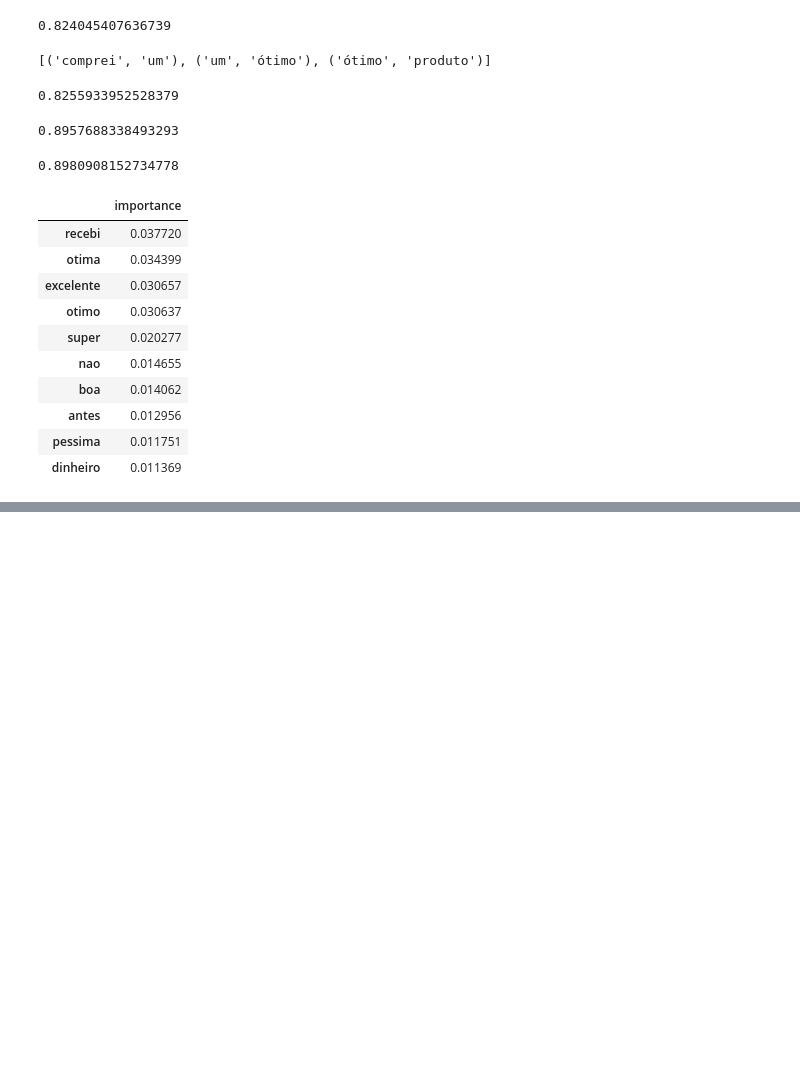
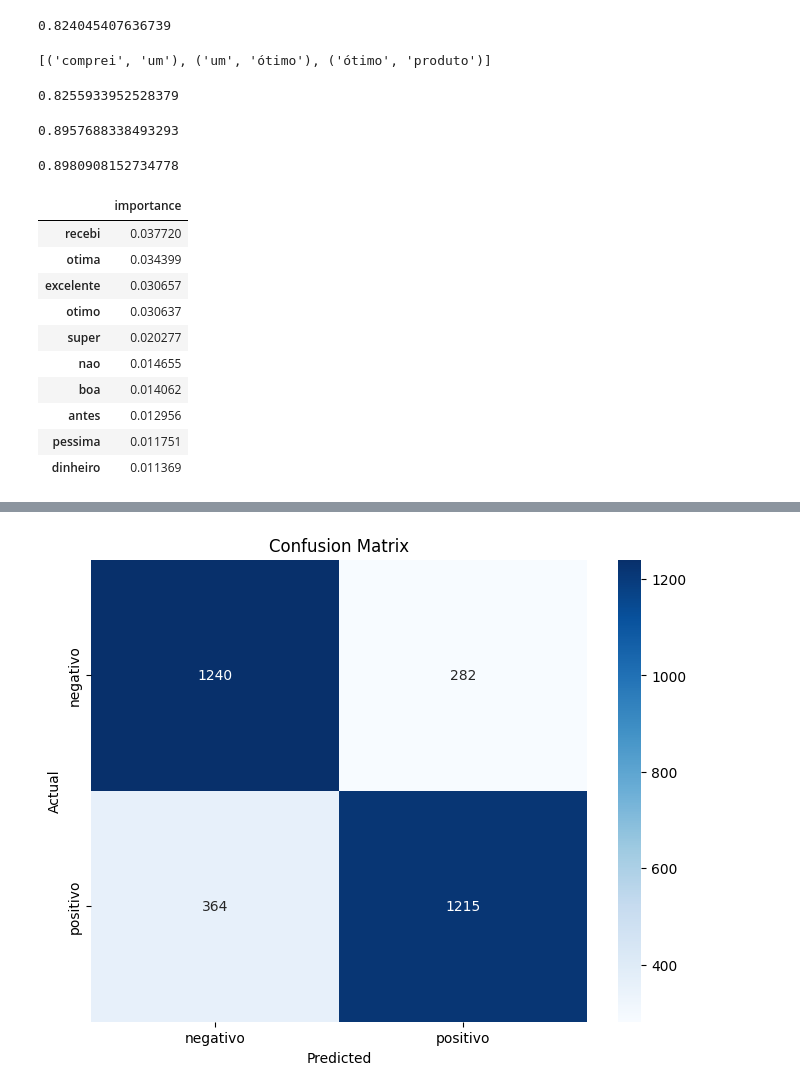
Before and after one commit to isadays/NLP, a Jupyter notebook: Modelo.ipynb, the cells around one changed output, grey strips where cells are left out. Drawn from its saved outputs; the diff is of its cells as text; code cells hidden in the pictures; blank space fills up the shorter version.

```diff
--- a/Modelo.ipynb
+++ b/Modelo.ipynb
@@ -499,0 +555,86 @@ feature_importances.head(10)
+# %%
+import pandas as pd
+import numpy as np
+import tensorflow as tf
+from tensorflow.keras.layers import TextVectorization
+from sklearn.model_selection import train_test_split
+from sklearn.preprocessing import LabelEncoder
+import xgboost as xgb
+
+# For evaluation metrics
+from sklearn.metrics import (
+    accuracy_score,
+    confusion_matrix,
+    roc_curve,
+    roc_auc_score,
+    classification_report
+)
+import matplotlib.pyplot as plt
+import seaborn as sns
+
+
+# Step 1: Define TextVectorization Layer
+max_features = 1000  # Vocabulary size
+sequence_length = 100  # Maximum sequence length
+
+vectorizer = TextVectorization(
+    max_tokens=max_features,
+    output_sequence_length=sequence_length,
+    standardize=None  # Keeps text case-sensitive
+)
+
+# Step 2: Adapt the Vectorizer to the Text Data
+vectorizer.adapt(df['treatment_5'])
+
+# Step 3: Vectorize the Text Data
+X_vectorized = vectorizer(df['treatment_5']).numpy()
+
+# Step 4: Split the Data
+X_train, X_test, y_train, y_test = train_test_split(X_vectorized, df['sentimento'], test_size=0.2, random_state=4978)
+
+# Step 5: Encode the Target Labels
+label_encoder = LabelEncoder()
+y_train = label_encoder.fit_transform(y_train)
+y_test = label_encoder.transform(y_test)
+
+xgboost = xgb.XGBClassifier(enable_categorical=True, random_state=42)
+xgboost.fit(X_train, y_train)
+
+y_pred = xgboost.predict(X_test)
+y_pred_proba = xgboost.predict_proba(X_test)[:, 1]
+
+accuracy = accuracy_score(y_test, y_pred)
+print(f"Accuracy: {accuracy:.4f}")
+cm = confusion_matrix(y_test, y_pred)
+print("Confusion Matrix:")
+print(cm)
+
+plt.figure(figsize=(8, 6))
+sns.heatmap(cm, annot=True, fmt="d", cmap="Blues", xticklabels=label_encoder.classes_, yticklabels=label_encoder.classes_)
+plt.xlabel("Predicted")
+plt.ylabel("Actual")
+plt.title("Confusion Matrix")
+plt.show()
+
+
+fpr, tpr, thresholds = roc_curve(y_test, y_pred_proba)
+ks_statistic = max(tpr - fpr)
+print(f"KS Statistic: {ks_statistic:.4f}")
+
+auc_score = roc_auc_score(y_test, y_pred_proba)
+print(f"ROC AUC Score: {auc_score:.4f}")
+
+plt.figure(figsize=(10, 6))
+plt.plot(fpr, tpr, label=f'ROC Curve (AUC = {auc_score:.4f})')
+plt.plot([0, 1], [0, 1], linestyle='--', color='gray')
+plt.xlabel('False Positive Rate')
+plt.ylabel('True Positive Rate')
+plt.title('ROC Curve')
+plt.legend()
+plt.grid(True)
+plt.show()
+
+# Classification Report
+print("Classification Report:")
+print(classification_report(y_test, y_pred, target_names=label_encoder.classes_))
+# %% [output]
@@ -499,0 +646 @@ feature_importances.head(10)
+[figure, added]
```
Also changed, not shown: parts of 12 cells of this notebook.
